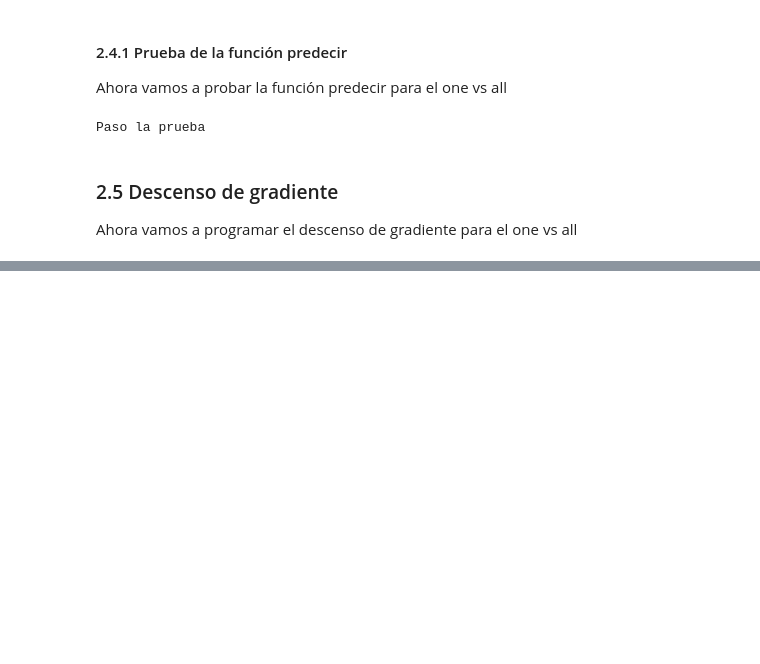
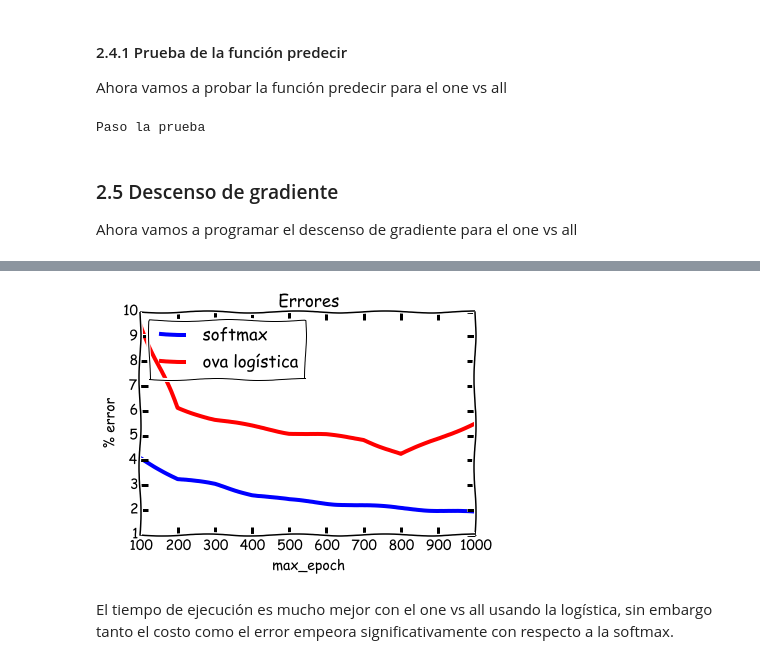
Before and after one commit to eduardoacye/AprendiendoMachin, a Jupyter notebook: tareas/Tarea5/regresion_softmax.ipynb, the cells around one changed output, grey strips where cells are left out. Drawn from its saved outputs; the diff is of its cells as text; code cells hidden in the pictures; blank space fills up the shorter version.

```diff
--- a/tareas/Tarea5/regresion_softmax.ipynb
+++ b/tareas/Tarea5/regresion_softmax.ipynb
@@ -752,0 +829,14 @@ Me pregunto si está mal
+# %%
+with plt.xkcd():
+    plt.rc('lines', linewidth=4)
+    plt.plot(max_epochs, softmax_error, label='softmax')
+    plt.plot(max_epochs, ova_error, label=u'ova logística')
+    plt.title(u'Errores')
+    plt.xlabel(u'max_epoch')
+    plt.ylabel(u'% error')
+    plt.legend(loc=2)
+    plt.show()
+# %% [output]
+[figure, added]
+# %% [markdown]
+El tiempo de ejecución es mucho mejor con el one vs all usando la logística, sin embargo tanto el costo como el error empeora significativamente con respecto a la softmax.
```
Also changed, not shown: parts of 15 cells of this notebook, 1 other file.
